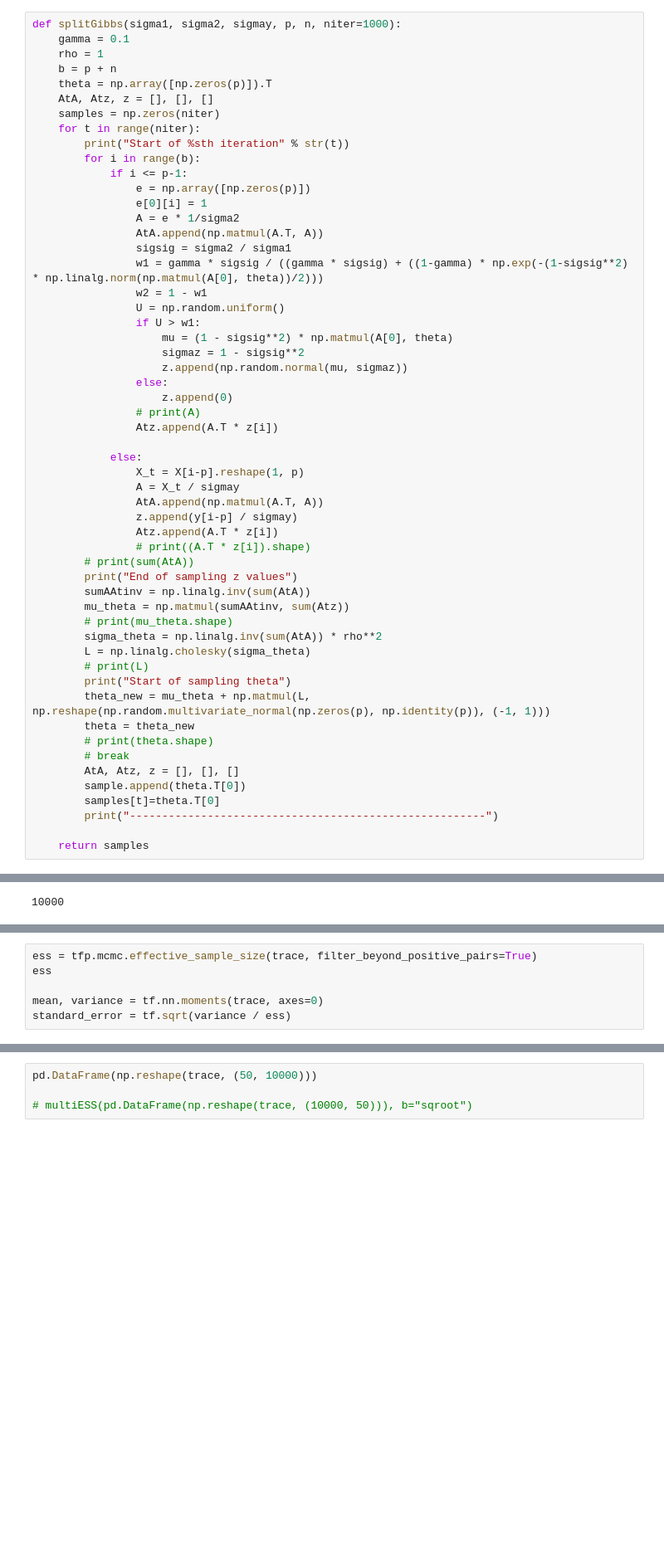
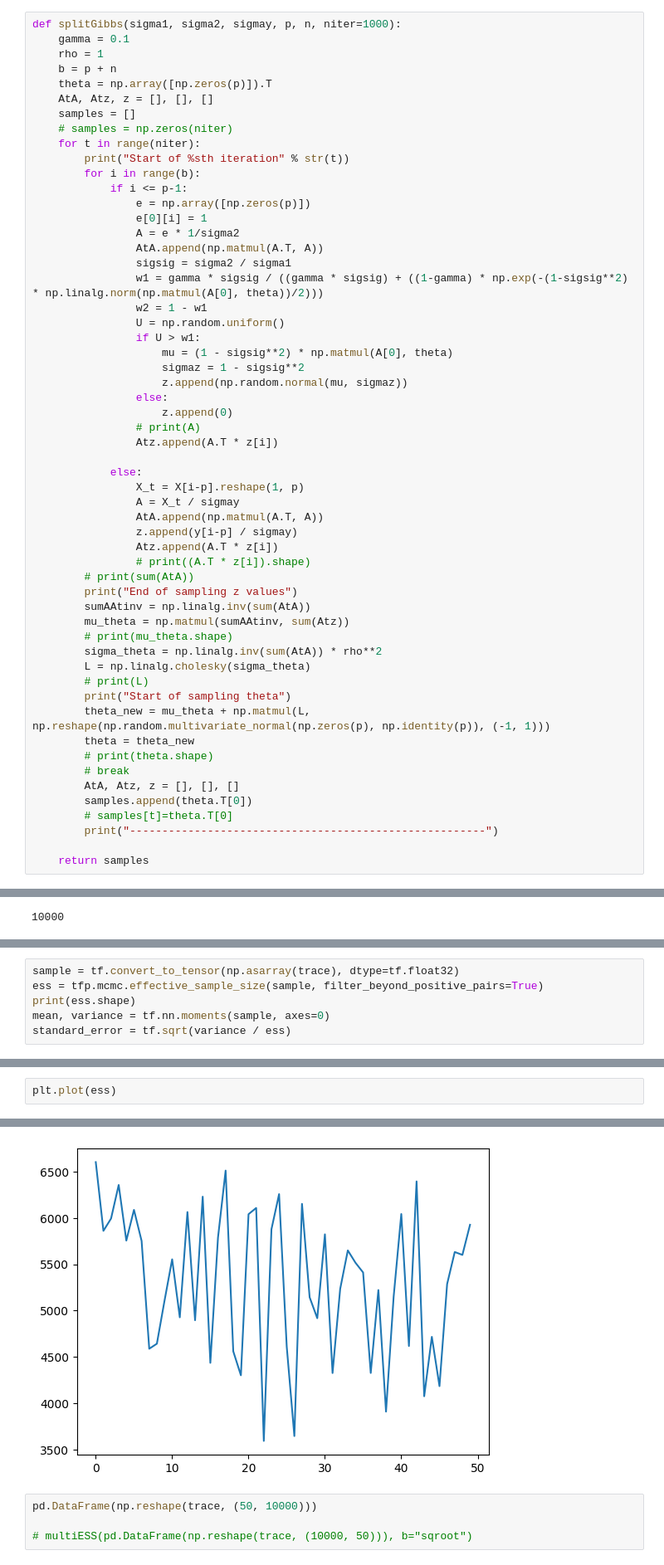
Before and after one commit to johnnymdoubleu/ssl-sgs, a Jupyter notebook: ssl-sgs.ipynb, the cells around one changed output, grey strips where cells are left out. Shown at 83% size. Saved outputs shown, nothing was run; the diff lists cells and outputs as text; blank space fills up the shorter version.

```diff
--- a/ssl-sgs.ipynb
+++ b/ssl-sgs.ipynb
@@ -154,7 +155,8 @@ def splitGibbs(sigma1, sigma2, sigmay, p, n, niter=1000):
     b = p + n
     theta = np.array([np.zeros(p)]).T
     AtA, Atz, z = [], [], []
-    samples = np.zeros(niter)
+    samples = []
+    # samples = np.zeros(niter)
     for t in range(niter):
         print("Start of %sth iteration" % str(t))
         for i in range(b):
@@ -197,8 +199,8 @@ def splitGibbs(sigma1, sigma2, sigmay, p, n, niter=1000):
         # print(theta.shape)
         # break
         AtA, Atz, z = [], [], []
-        sample.append(theta.T[0])
-        samples[t]=theta.T[0]
+        samples.append(theta.T[0])
+        # samples[t]=theta.T[0]
         print("-------------------------------------------------------")
 
     return samples
@@ -262,7 +246,7 @@ array([[-0.8394793 ,  0.44872758],
 # %%
-ess = tfp.mcmc.effective_sample_size(trace, filter_beyond_positive_pairs=True)
-ess
-
-mean, variance = tf.nn.moments(trace, axes=0)
+sample = tf.convert_to_tensor(np.asarray(trace), dtype=tf.float32)
+ess = tfp.mcmc.effective_sample_size(sample, filter_beyond_positive_pairs=True)
+print(ess.shape)
+mean, variance = tf.nn.moments(sample, axes=0)
 standard_error = tf.sqrt(variance / ess)
 # %% [output]
@@ -269,0 +284,3 @@ AttributeError: 'list' object has no attribute 'dtype'
+# %%
+plt.plot(ess)
+# %% [output]
@@ -270,3 +288,4 @@ AttributeError: 'list' object has no attribute 'dtype'
+[figure, added]
 # %%
 pd.DataFrame(np.reshape(trace, (50, 10000)))
 
```
Also changed, not shown: parts of 12 cells of this notebook.
